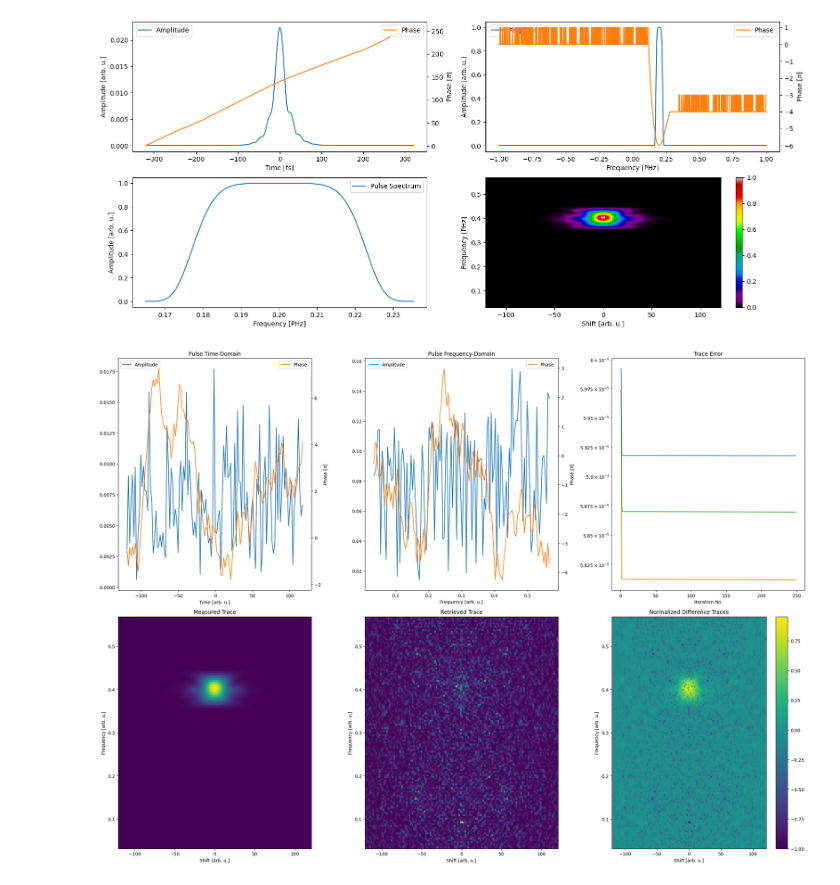
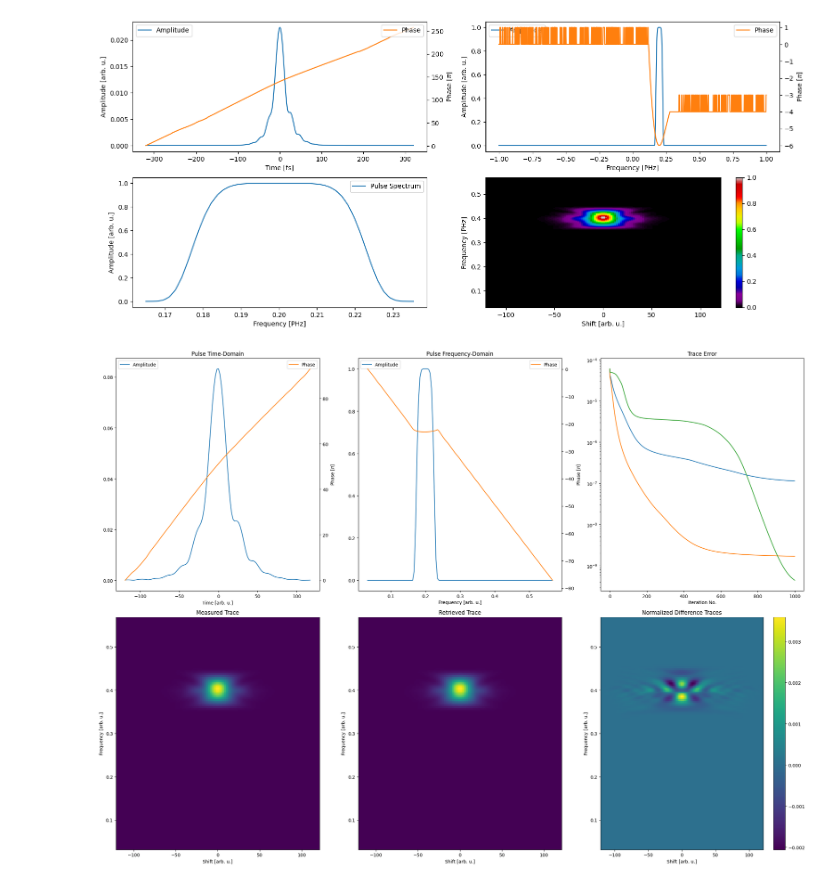
Before and after one commit to matillda123/Pulse-Retrieval-with-JAX, a Jupyter notebook: _usage_example.ipynb, the cells around one changed output. Cells and saved outputs as stored; diff of their text form; code cells hidden in the pictures.

```diff
--- a/_usage_example.ipynb
+++ b/_usage_example.ipynb
@@ -29,28 +29,26 @@ An NVIDIA GPU may be present on this machine, but a CUDA-enabled jaxlib is not i
 # %%
 from pulsedjax.frog import PtychographicIterativeEngine
 
-gp = PtychographicIterativeEngine(delay, frequency_trace, trace, "shg", pie_method=None)
+gp = PtychographicIterativeEngine(delay, frequency_trace, trace, "shg", pie_method="ePIE")
 
-#gp.use_measured_spectrum(spectra.pulse[0], spectra.pulse[1], "pulse")
+gp.use_measured_spectrum(spectra.pulse[0], spectra.pulse[1], "pulse")
 # gp.use_measured_spectrum(spectra.gate[0], spectra.gate[1], "gate")
-
-gp.phase_factor_opt = False
 
 population = gp.create_initial_population(3, "random")
 
 gp.global_newton = "diagonal"
-gp.linesearch = "backtracking"
-gp.delta_gamma = 0.5
+# gp.linesearch = "backtracking"
+# gp.delta_gamma = 0.5
 
 # gp.lambda_lm = 0.1
 
-gp.global_adaptive_scaling = "pade_20"
+# gp.global_adaptive_scaling = "pade_20"
 # gp.global_adaptive_scaling_factor = -1
 
 gp.local_gamma = 1e-1
-gp.global_gamma = 1e1
+gp.global_gamma = 0.5
 
-final_result = gp.run(population, 0, 250)
+final_result = gp.run(population, 0, 1000)
 gp.plot_results(final_result)
 # %% [output]
-[figure, old version]
+[figure, new version]
```
Also changed, not shown: parts of 3 cells of this notebook, 5 other files.
